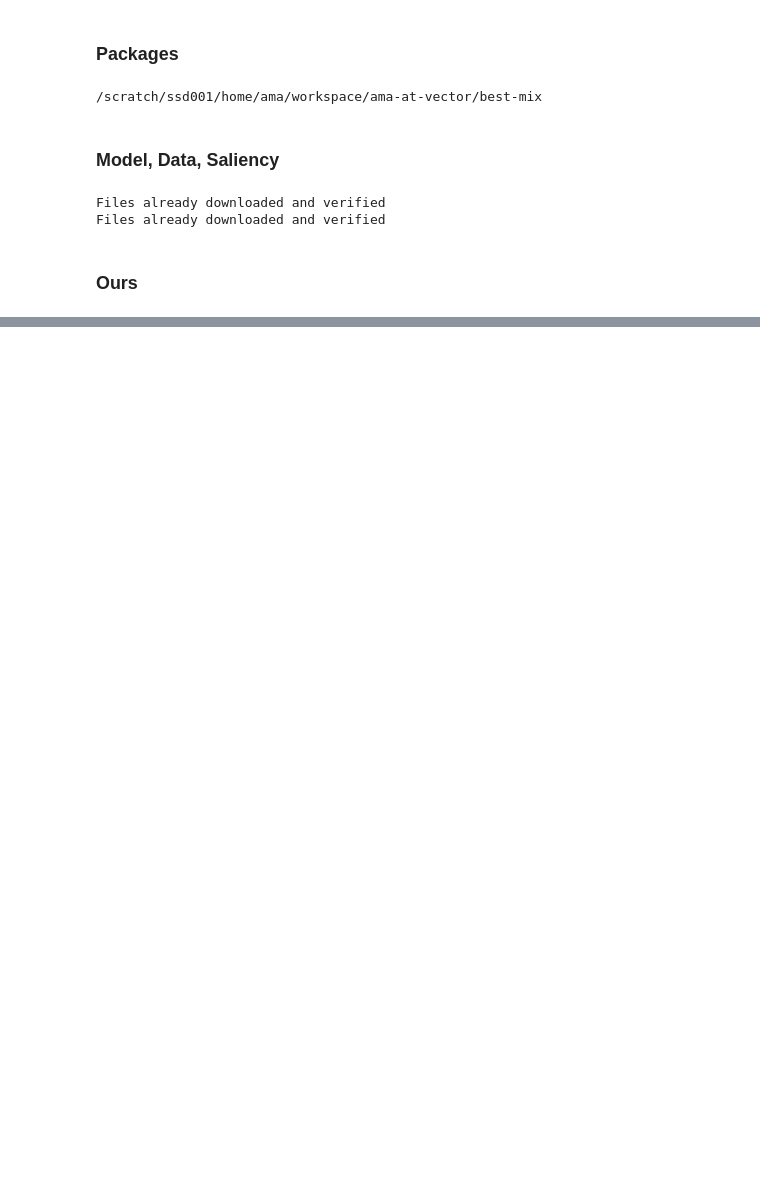
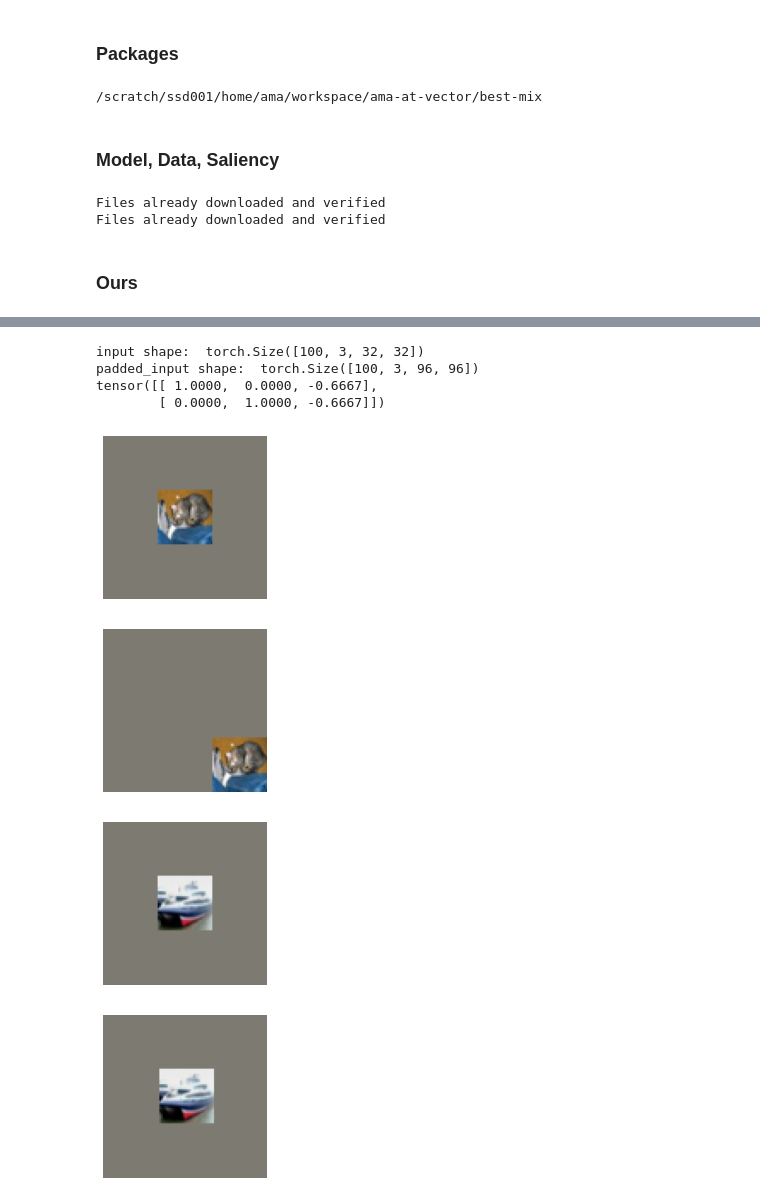
Before and after one commit to averyma/best-mix, a Jupyter notebook: notebook/ours_improve_efficiency.ipynb, the cells around one changed output, grey strips where cells are left out. Cells and saved outputs as stored; diff of their text form; code cells hidden in the pictures; blank space fills up the shorter version.

```diff
--- a/notebook/ours_improve_efficiency.ipynb
+++ b/notebook/ours_improve_efficiency.ipynb
@@ -269,0 +250,34 @@ dict(od)
+# %%
+print("input shape: ",input_sp.shape)
+padded_input = pad_zeros(input_sp, 32, 32, 32, 32)
+print("padded_input shape: ",padded_input.shape)
+theta = torch.eye(2,3).repeat(100,1,1)
+theta[0,0,2] = -2*32/96
+theta[0,1,2] = -2*32/96
+
+theta[1,0,2] = -2*1/96
+theta[1,1,2] = -2*0.5/96
+
+print(theta[0])
+size = torch.Size((100,3,96,96))
+grid = torch.nn.functional.affine_grid(theta, size, align_corners=True)
+output_img = torch.nn.functional.grid_sample(padded_input,
+                                             grid,
+                                             mode='nearest',
+                                             padding_mode ='zeros',
+                                             align_corners=True)
+
+print_fig((padded_input[0] * std_torch + mean_torch))
+print_fig((output_img[0] * std_torch + mean_torch))
+
+print_fig((padded_input[1] * std_torch + mean_torch))
+print_fig((output_img[1] * std_torch + mean_torch))
+# %% [output]
+input shape:  torch.Size([100, 3, 32, 32])
+padded_input shape:  torch.Size([100, 3, 96, 96])
+tensor([[ 1.0000,  0.0000, -0.6667],
+        [ 0.0000,  1.0000, -0.6667]])
+[figure, added]
+[figure, added]
+[figure, added]
+[figure, added]
```
Also changed, not shown: parts of 24 cells of this notebook, 5 other files.
